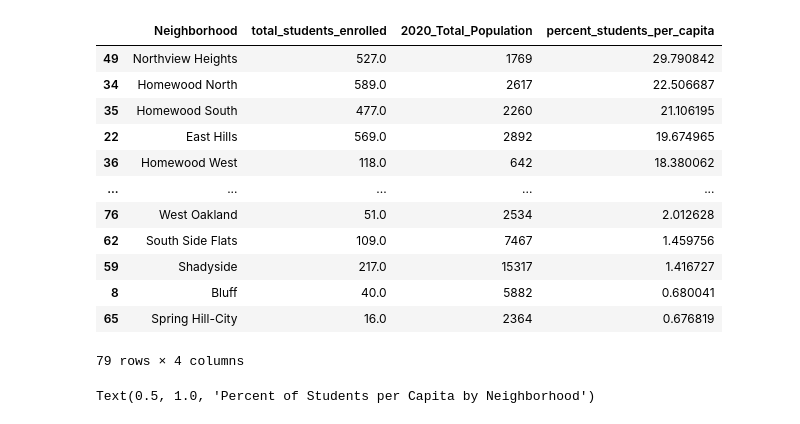
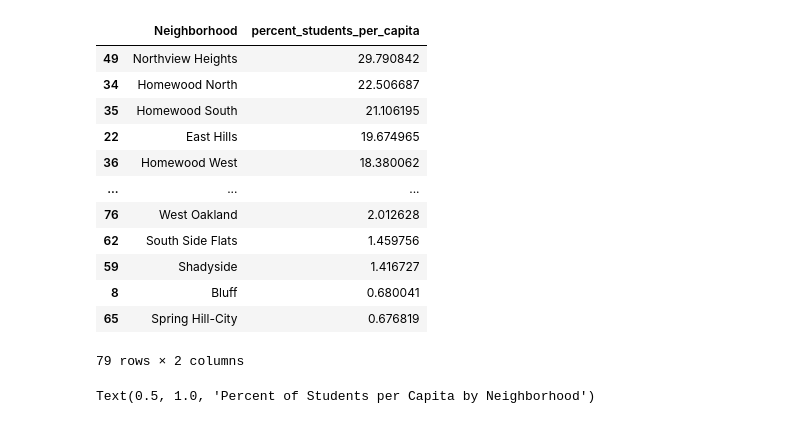
Before and after one commit to SalemZenati/BigIdeasFinalProject, a Jupyter notebook: Schools/Schools.ipynb, the cells around one changed output. Drawn from its saved outputs; the diff is of its cells as text; code cells hidden in the pictures.

```diff
--- a/Schools/Schools.ipynb
+++ b/Schools/Schools.ipynb
@@ -4,34 +4,34 @@ import matplotlib.pyplot as plt
 # %%
 schools_df = pd.read_csv('schools.csv')
 
 pop_df = pd.read_csv('pop.csv')
 
 schools_df['Neighborhood'] = schools_df[['neighborhood']]
 
 schools_df = schools_df[['Neighborhood', 'total_students_enrolled']]
 pop_df = pop_df[['Neighborhood', '2020_Total_Population']]
 
 df = pd.merge(schools_df, pop_df, on='Neighborhood')
 
 df['percent_students_per_capita'] = df['total_students_enrolled'] / df['2020_Total_Population']*100
 
-df = df.sort_values(by='percent_students_per_capita', ascending=False)
+df = df[['Neighborhood', 'percent_students_per_capita']].sort_values(by='percent_students_per_capita', ascending=False)
 
 display(df)
 # %% [output]
-|  | Neighborhood | total_students_enrolled | 2020_Total_Population | percent_students_per_capita |
-| 49 | Northview Heights | 527.0 | 1769 | 29.790842 |
-| 34 | Homewood North | 589.0 | 2617 | 22.506687 |
-| 35 | Homewood South | 477.0 | 2260 | 21.106195 |
-| 22 | East Hills | 569.0 | 2892 | 19.674965 |
-| 36 | Homewood West | 118.0 | 642 | 18.380062 |
-| ... | ... | ... | ... | ... |
-| 76 | West Oakland | 51.0 | 2534 | 2.012628 |
-| 62 | South Side Flats | 109.0 | 7467 | 1.459756 |
-| 59 | Shadyside | 217.0 | 15317 | 1.416727 |
-| 8 | Bluff | 40.0 | 5882 | 0.680041 |
-| 65 | Spring Hill-City | 16.0 | 2364 | 0.676819 |
+|  | Neighborhood | percent_students_per_capita |
+| 49 | Northview Heights | 29.790842 |
+| 34 | Homewood North | 22.506687 |
+| 35 | Homewood South | 21.106195 |
+| 22 | East Hills | 19.674965 |
+| 36 | Homewood West | 18.380062 |
+| ... | ... | ... |
+| 76 | West Oakland | 2.012628 |
+| 62 | South Side Flats | 1.459756 |
+| 59 | Shadyside | 1.416727 |
+| 8 | Bluff | 0.680041 |
+| 65 | Spring Hill-City | 0.676819 |
-79 rows × 4 columns
+79 rows × 2 columns
 # %%
 plt.figure(figsize=(20,10))
 plt.bar(df['Neighborhood'], df['percent_students_per_capita'])
```
Also changed, not shown: parts of 6 cells of this notebook, 1 other file.
